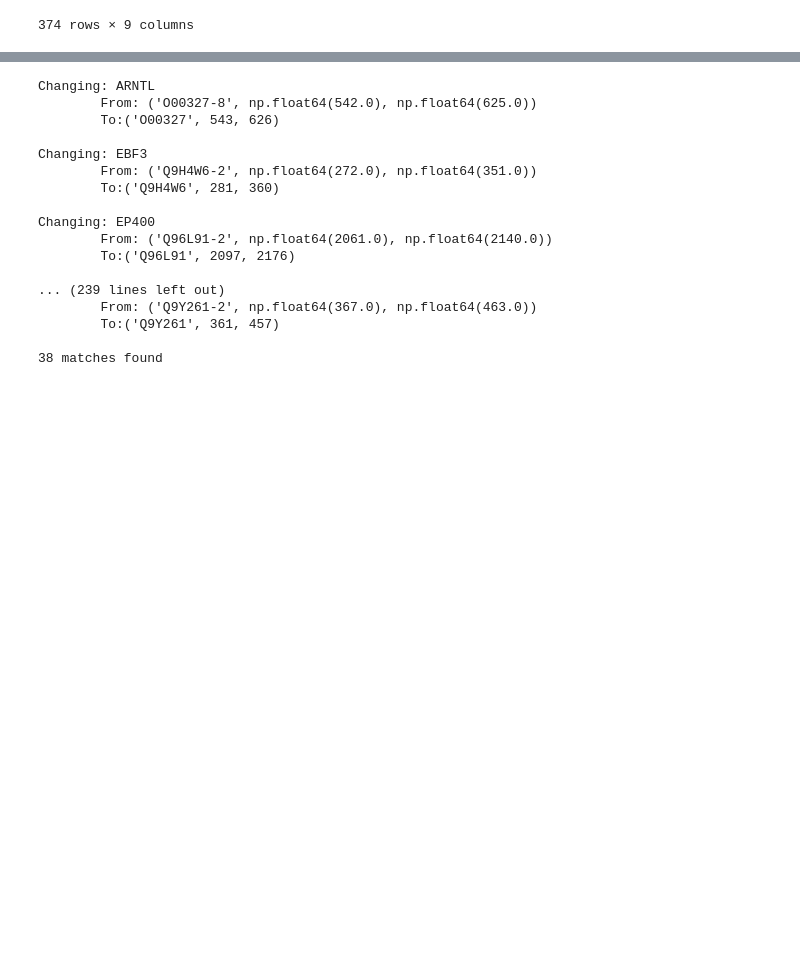
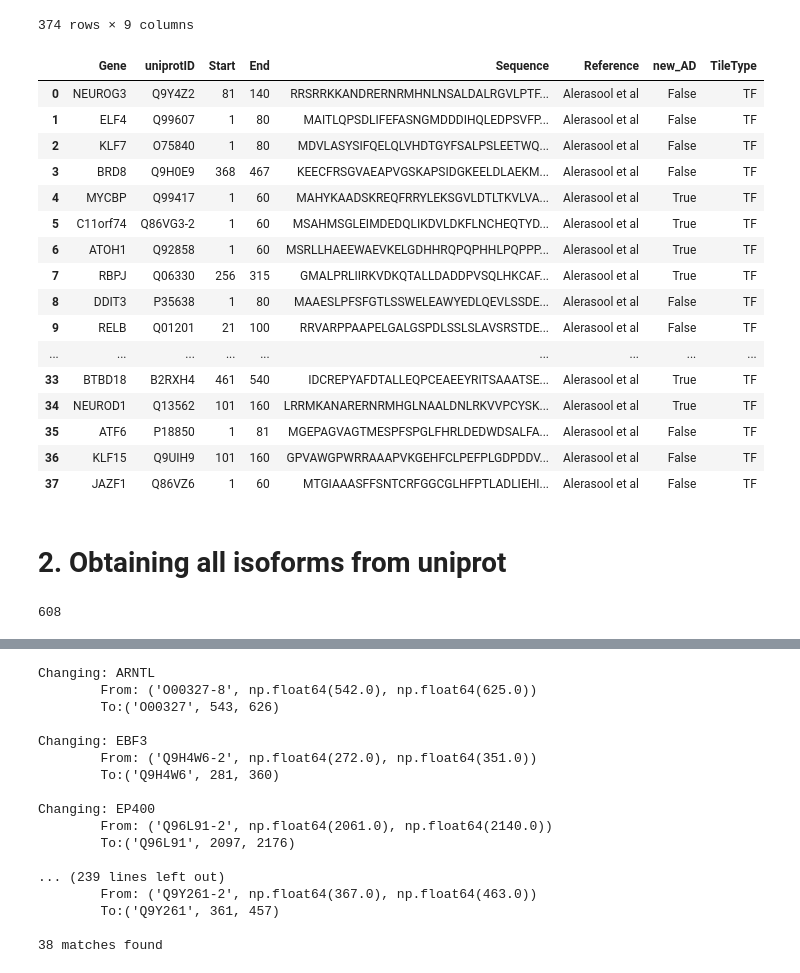
Before and after one commit to sanjanakotha/SFARI, a Jupyter notebook: notebooks/Building list of known ADs using isoforms - try 2 and starting by looking for non canonical.ipynb, the cells around one changed output, grey strips where cells are left out. Cells and saved outputs as stored; diff of their text form; code cells hidden in the pictures; blank space fills up the shorter version.

```diff
--- a/notebooks/Building list of known ADs using isoforms - try 2 and starting by looking for non canonical.ipynb
+++ b/notebooks/Building list of known ADs using isoforms - try 2 and starting by looking for non canonical.ipynb
@@ -101,3 +73,32 @@ Stanford_isoform_matches_finalized
 | 372 | ZNF687 | 2 | 81 | Q8N1G0 | DelRosso et al. (Q8N1G0, 2_81) | GDMKTPDFDDLLAAFDIPDIDANEAIHSGPEEN... | Q8N1G0 | ENST00000324048 | ... |
 | 373 | ZSCAN20 | 262 | 341 | P17040 | DelRosso et al. (P17040, 262_341) | PSNTSEKEQGPEFWGLSLINSGKRSTADYSLDN... | P17040 | ENST00000361328 | ... |
 374 rows × 9 columns
+# %%
+alerasool = pd.read_csv("../data/alerasool_ADs_cleaned.csv", index_col = 0)
+alerasool["TileType"] = "TF"
+alerasool
+# %% [output]
+|  | Gene | uniprotID | Start | End | Sequence | Reference | new_AD | TileType |
+| 0 | NEUROG3 | Q9Y4Z2 | 81 | 140 | RRSRRKKANDRERNRMHNLNSALDALRGVLPTF... | Alerasool et al | False | TF |
+| 1 | ELF4 | Q99607 | 1 | 80 | MAITLQPSDLIFEFASNGMDDDIHQLEDPSVFP... | Alerasool et al | False | TF |
+| 2 | KLF7 | O75840 | 1 | 80 | MDVLASYSIFQELQLVHDTGYFSALPSLEETWQ... | Alerasool et al | False | TF |
+| 3 | BRD8 | Q9H0E9 | 368 | 467 | KEECFRSGVAEAPVGSKAPSIDGKEELDLAEKM... | Alerasool et al | False | TF |
+| 4 | MYCBP | Q99417 | 1 | 60 | MAHYKAADSKREQFRRYLEKSGVLDTLTKVLVA... | Alerasool et al | True | TF |
+| 5 | C11orf74 | Q86VG3-2 | 1 | 60 | MSAHMSGLEIMDEDQLIKDVLDKFLNCHEQTYD... | Alerasool et al | True | TF |
+| 6 | ATOH1 | Q92858 | 1 | 60 | MSRLLHAEEWAEVKELGDHHRQPQPHHLPQPPP... | Alerasool et al | True | TF |
+| 7 | RBPJ | Q06330 | 256 | 315 | GMALPRLIIRKVDKQTALLDADDPVSQLHKCAF... | Alerasool et al | True | TF |
+| 8 | DDIT3 | P35638 | 1 | 80 | MAAESLPFSFGTLSSWELEAWYEDLQEVLSSDE... | Alerasool et al | False | TF |
+| 9 | RELB | Q01201 | 21 | 100 | RRVARPPAAPELGALGSPDLSSLSLAVSRSTDE... | Alerasool et al | False | TF |
+| ... | ... | ... | ... | ... | ... | ... | ... | ... |
+| 33 | BTBD18 | B2RXH4 | 461 | 540 | IDCREPYAFDTALLEQPCEAEEYRITSAAATSE... | Alerasool et al | True | TF |
+| 34 | NEUROD1 | Q13562 | 101 | 160 | LRRMKANARERNRMHGLNAALDNLRKVVPCYSK... | Alerasool et al | True | TF |
+| 35 | ATF6 | P18850 | 1 | 81 | MGEPAGVAGTMESPFSPGLFHRLDEDWDSALFA... | Alerasool et al | False | TF |
+| 36 | KLF15 | Q9UIH9 | 101 | 160 | GPVAWGPWRRAAAPVKGEHFCLPEFPLGDPDDV... | Alerasool et al | False | TF |
+| 37 | JAZF1 | Q86VZ6 | 1 | 60 | MTGIAAASFFSNTCRFGGCGLHFPTLADLIEHI... | Alerasool et al | False | TF |
+# %% [markdown]
+# 2. Obtaining all isoforms from uniprot
+# %%
+uniprotIDs = set(GSL["uniprotID"]) | set(Soto["uniprotID"]) | set(active["uniprotID"]) | set(Stanford_isoform_matches_finalized["uniprotID"]) | set(alerasool["uniprotID"])
+len(uniprotIDs)
+# %% [output]
+608
```
Also changed, not shown: parts of 9 cells of this notebook, 2 other files.
